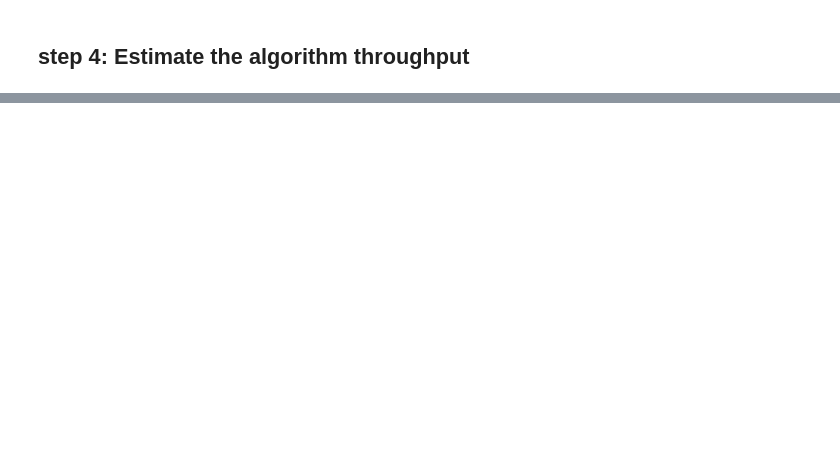
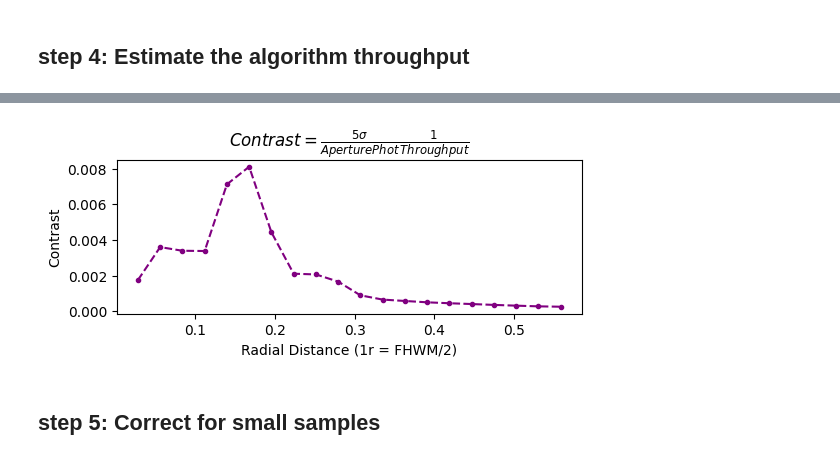
Before and after one commit to yemsnucleus/NEGFC, a Jupyter notebook: presentation/notebooks/contrast_curve.ipynb, the cells around one changed output, grey strips where cells are left out. Cells and saved outputs as stored; diff of their text form; code cells hidden in the pictures; blank space fills up the shorter version.

```diff
--- a/presentation/notebooks/contrast_curve.ipynb
+++ b/presentation/notebooks/contrast_curve.ipynb
@@ -167,0 +185,11 @@ valid_region = tput[...,0]*mask[1]
+# %%
+plt.figure(figsize=(6, 2))
+plt.plot(rd*0.01225, np.array(contrast)*throughput, marker='.', linestyle='--', color='purple')
+plt.ylabel(r'Contrast')
+plt.xlabel('Radial Distance (1r = FHWM/2)')
+plt.title(r'$Contrast=\frac{5\sigma}{AperturePhot} \frac{1}{Throughput}$')
+plt.show()
+# %% [output]
+[figure, added]
+# %% [markdown]
+## step 5: Correct for small samples
```
Also changed, not shown: parts of 12 cells of this notebook, 1 other file.
